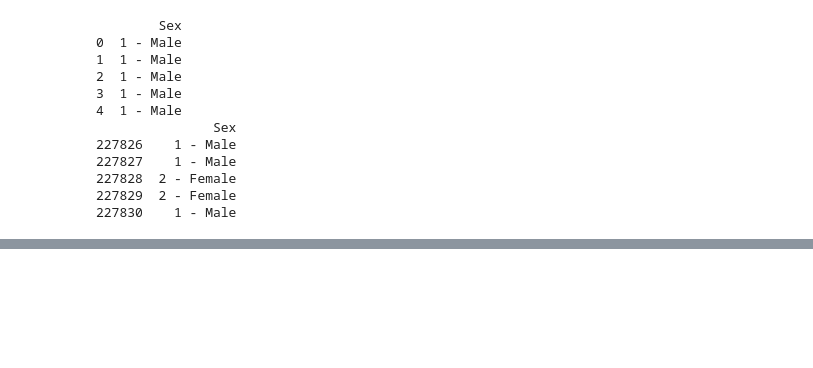
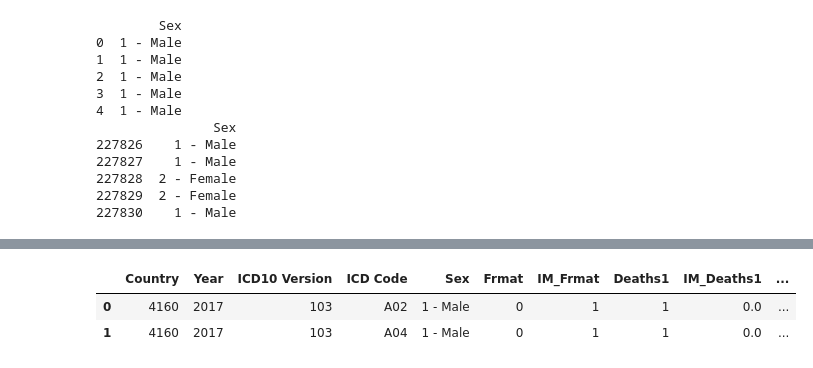
Before and after one commit to ShylaTatum/Group-Project-1, a Jupyter notebook: clean_workbook.ipynb, the cells around one changed output, grey strips where cells are left out. Cells and saved outputs as stored; diff of their text form; code cells hidden in the pictures; blank space fills up the shorter version.

```diff
--- a/clean_workbook.ipynb
+++ b/clean_workbook.ipynb
@@ -182,0 +186,8 @@ df_merged = df_merged.rename(columns={'Description': 'ICD Description', 'List':'
+# %%
+# Name the final DataFrame
+df_final = df_merged.copy()
+display(df_final.head(2))
+# %% [output]
+|  | Country | Year | ICD10 Version | ICD Code | Sex | Frmat | IM_Frmat | Deaths1 | IM_Deaths1 | ... |
+| 0 | 4160 | 2017 | 103 | A02 | 1 - Male | 0 | 1 | 1 | 0.0 | ... |
+| 1 | 4160 | 2017 | 103 | A04 | 1 - Male | 0 | 1 | 1 | 0.0 | ... |
```
Also changed, not shown: parts of 3 cells of this notebook.
